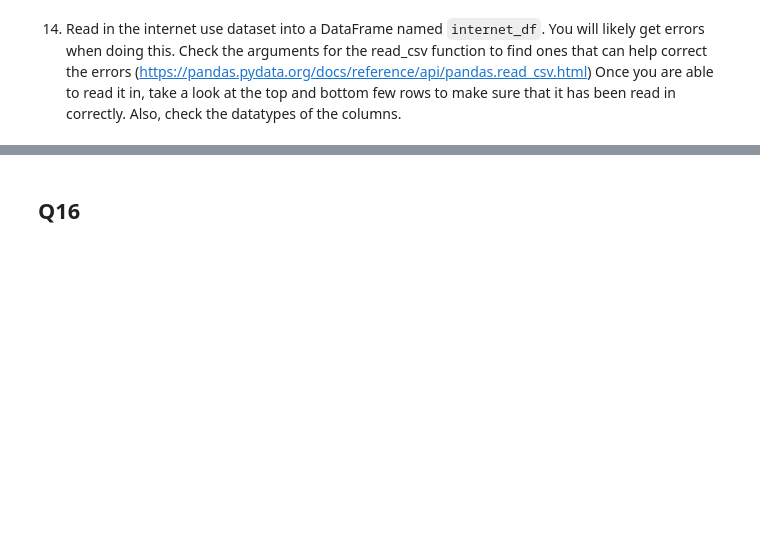
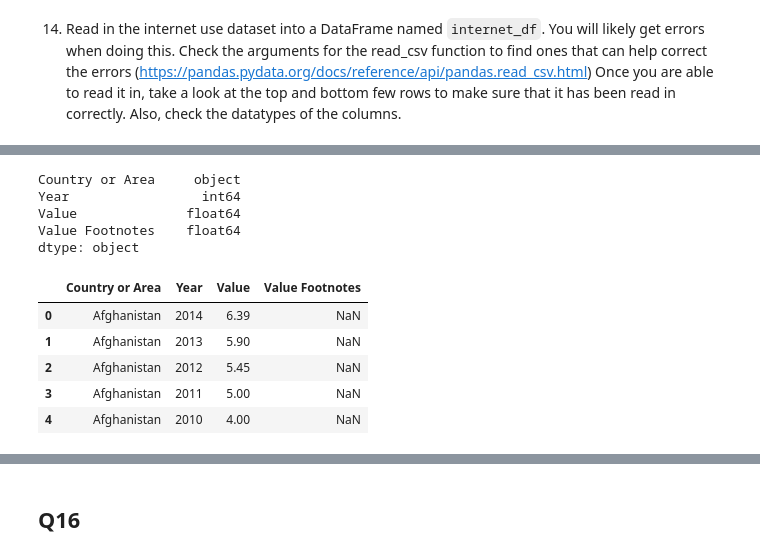
Before and after one commit to NSS-Data-Analytics-Cohort-11/undata-AdellAD4, a Jupyter notebook: notebooks/UN_data_analysis_DA11.ipynb, the cells around one changed output, grey strips where cells are left out. Cells and saved outputs as stored; diff of their text form; code cells hidden in the pictures; blank space fills up the shorter version.

```diff
--- a/notebooks/UN_data_analysis_DA11.ipynb
+++ b/notebooks/UN_data_analysis_DA11.ipynb
@@ -418,0 +407,8 @@ pd.options.display.float_format = "{:.2f}".format
+# %%
+internet_df.dtypes
+# %% [output]
+Country or Area     object
+Year                 int64
+Value              float64
+Value Footnotes    float64
+dtype: object
@@ -418,0 +424,9 @@ pd.options.display.float_format = "{:.2f}".format
+# %%
+internet_df.head()
+# %% [output]
+|  | Country or Area | Year | Value | Value Footnotes |
+| 0 | Afghanistan | 2014 | 6.39 | NaN |
+| 1 | Afghanistan | 2013 | 5.90 | NaN |
+| 2 | Afghanistan | 2012 | 5.45 | NaN |
+| 3 | Afghanistan | 2011 | 5.00 | NaN |
+| 4 | Afghanistan | 2010 | 4.00 | NaN |
```
Also changed, not shown: parts of 20 cells of this notebook, 2 other files.
